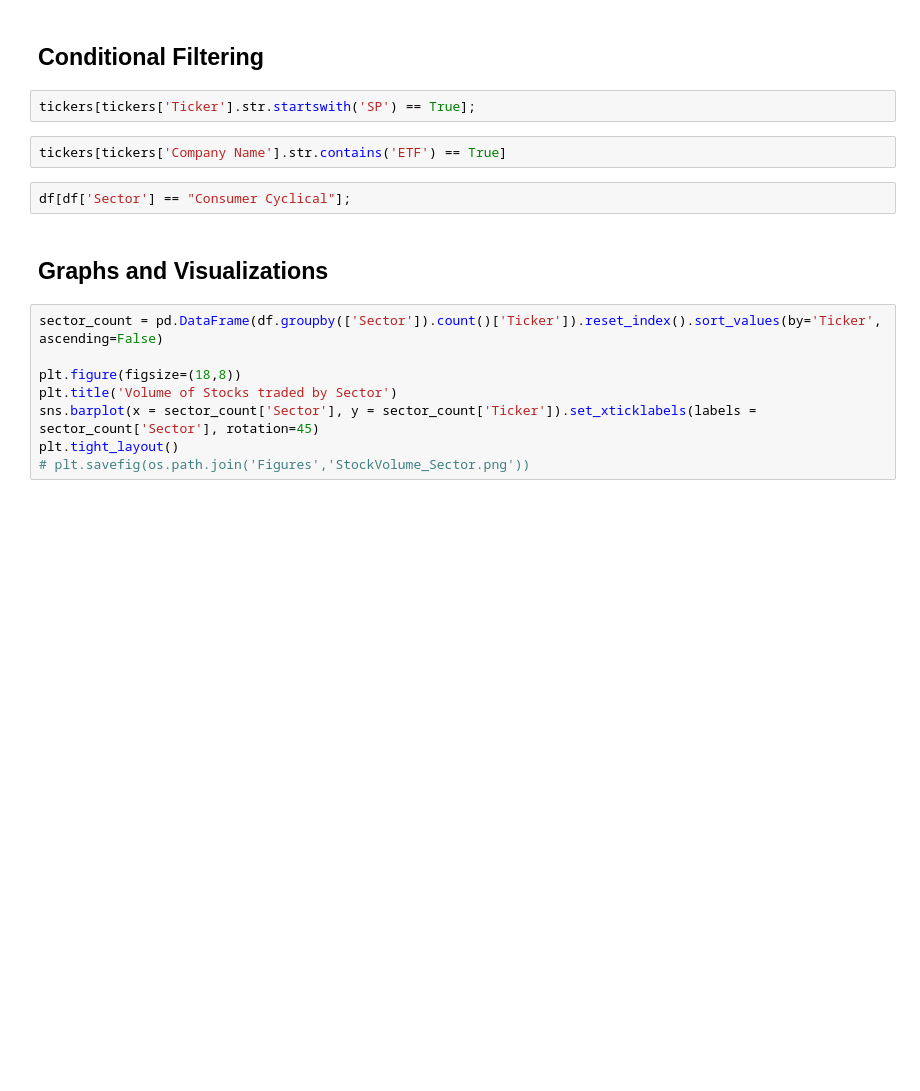
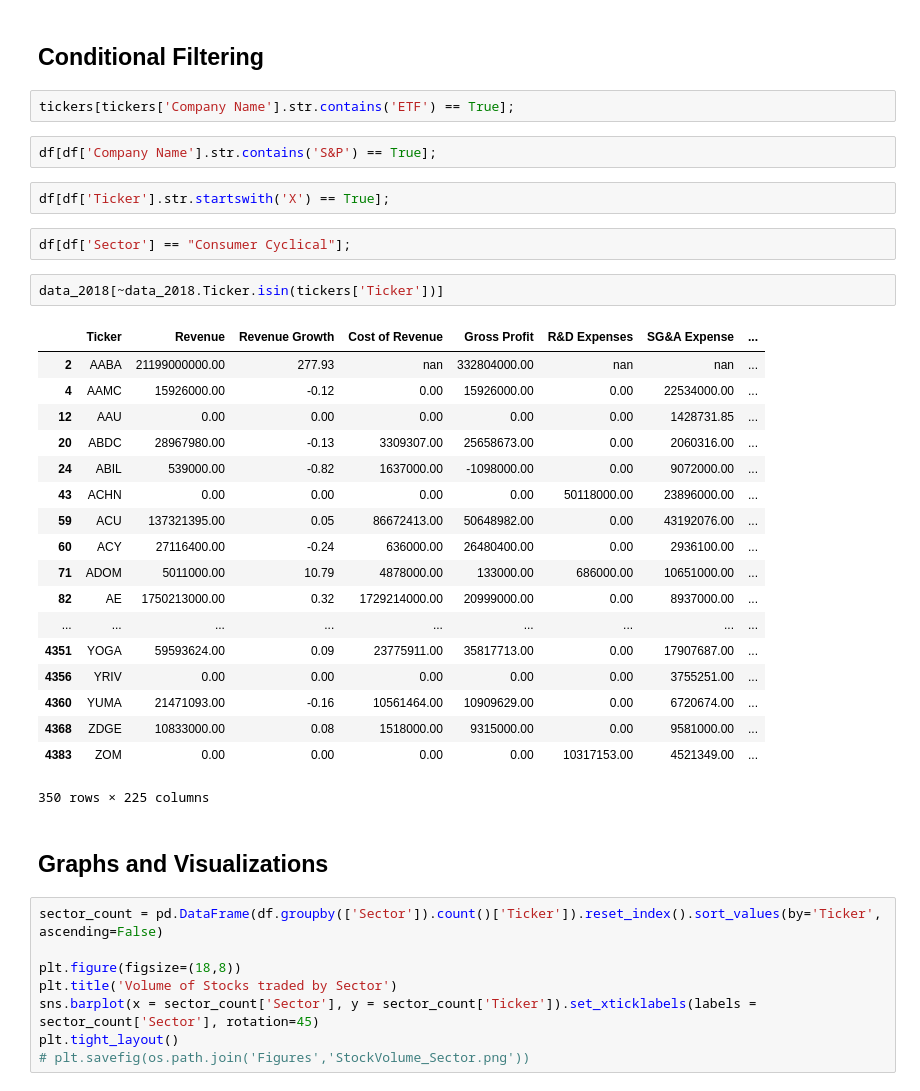
Before and after one commit to daniel-valdes/stock-eda, a Jupyter notebook: eda.ipynb, the cells around one changed output. Cells and saved outputs as stored; diff of their text form; blank space fills up the shorter version.

```diff
--- a/eda.ipynb
+++ b/eda.ipynb
@@ -30,11 +35,34 @@ df = tickers.merge(data_2018, on='Ticker')
 # %% [markdown]
 ## Conditional Filtering
+# %%
+tickers[tickers['Company Name'].str.contains('ETF') == True];
+# %%
+df[df['Company Name'].str.contains('S&P') == True];
 # %%
-tickers[tickers['Ticker'].str.startswith('SP') == True];
+df[df['Ticker'].str.startswith('X') == True];
-# %%
-tickers[tickers['Company Name'].str.contains('ETF') == True]
 # %%
 df[df['Sector'] == "Consumer Cyclical"];
+# %%
+data_2018[~data_2018.Ticker.isin(tickers['Ticker'])]
+# %% [output]
+|  | Ticker | Revenue | Revenue Growth | Cost of Revenue | Gross Profit | R&D Expenses | SG&A Expense | ... |
+| 2 | AABA | 21199000000.00 | 277.93 | nan | 332804000.00 | nan | nan | ... |
+| 4 | AAMC | 15926000.00 | -0.12 | 0.00 | 15926000.00 | 0.00 | 22534000.00 | ... |
+| 12 | AAU | 0.00 | 0.00 | 0.00 | 0.00 | 0.00 | 1428731.85 | ... |
+| 20 | ABDC | 28967980.00 | -0.13 | 3309307.00 | 25658673.00 | 0.00 | 2060316.00 | ... |
+| 24 | ABIL | 539000.00 | -0.82 | 1637000.00 | -1098000.00 | 0.00 | 9072000.00 | ... |
+| 43 | ACHN | 0.00 | 0.00 | 0.00 | 0.00 | 50118000.00 | 23896000.00 | ... |
+| 59 | ACU | 137321395.00 | 0.05 | 86672413.00 | 50648982.00 | 0.00 | 43192076.00 | ... |
+| 60 | ACY | 27116400.00 | -0.24 | 636000.00 | 26480400.00 | 0.00 | 2936100.00 | ... |
+| 71 | ADOM | 5011000.00 | 10.79 | 4878000.00 | 133000.00 | 686000.00 | 10651000.00 | ... |
+| 82 | AE | 1750213000.00 | 0.32 | 1729214000.00 | 20999000.00 | 0.00 | 8937000.00 | ... |
+| ... | ... | ... | ... | ... | ... | ... | ... | ... |
+| 4351 | YOGA | 59593624.00 | 0.09 | 23775911.00 | 35817713.00 | 0.00 | 17907687.00 | ... |
+| 4356 | YRIV | 0.00 | 0.00 | 0.00 | 0.00 | 0.00 | 3755251.00 | ... |
+| 4360 | YUMA | 21471093.00 | -0.16 | 10561464.00 | 10909629.00 | 0.00 | 6720674.00 | ... |
+| 4368 | ZDGE | 10833000.00 | 0.08 | 1518000.00 | 9315000.00 | 0.00 | 9581000.00 | ... |
+| 4383 | ZOM | 0.00 | 0.00 | 0.00 | 0.00 | 10317153.00 | 4521349.00 | ... |
+350 rows × 225 columns
 # %% [markdown]
 ## Graphs and Visualizations
 # %%
```
Also changed, not shown: parts of 1 cell of this notebook, 1 other file.
